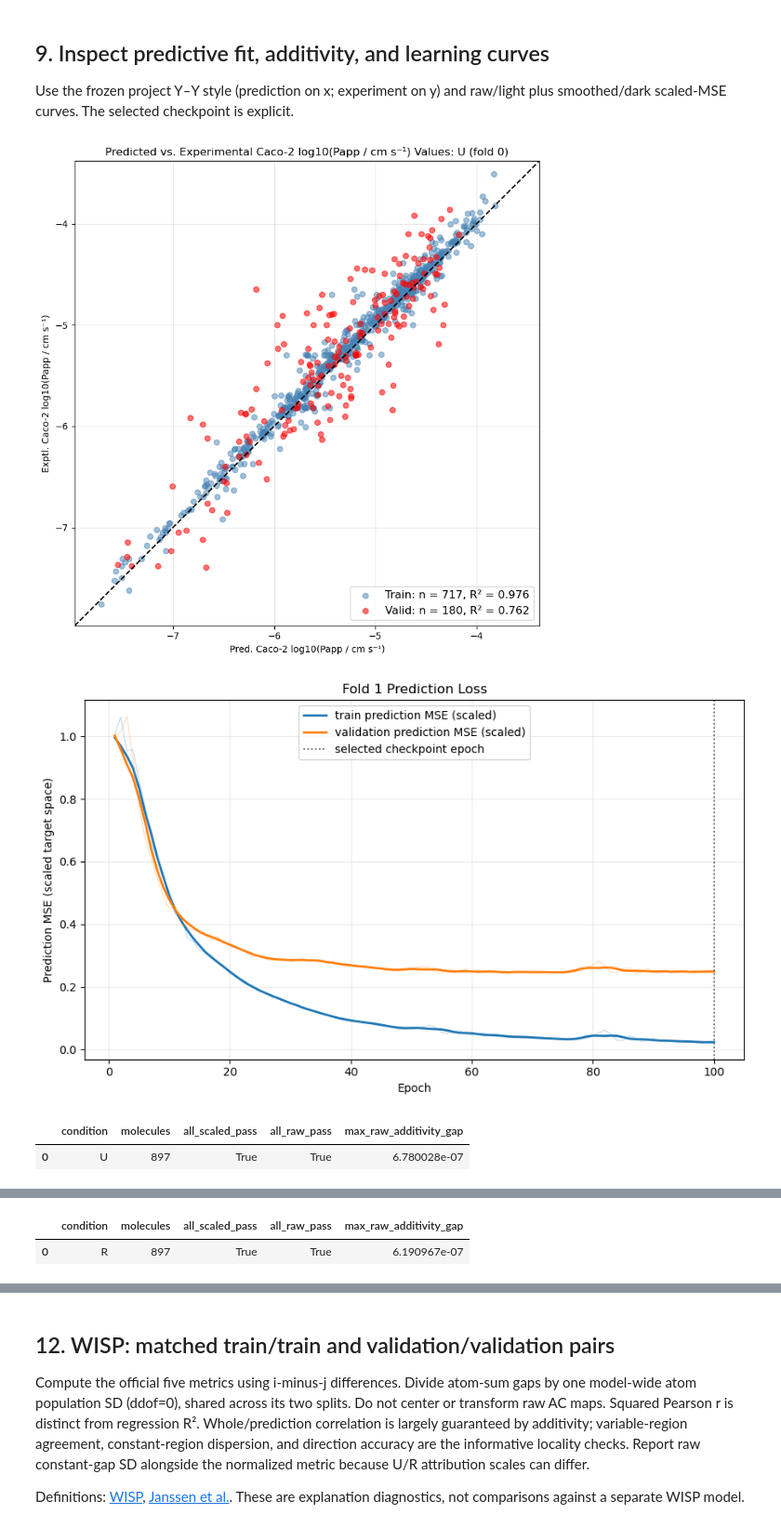
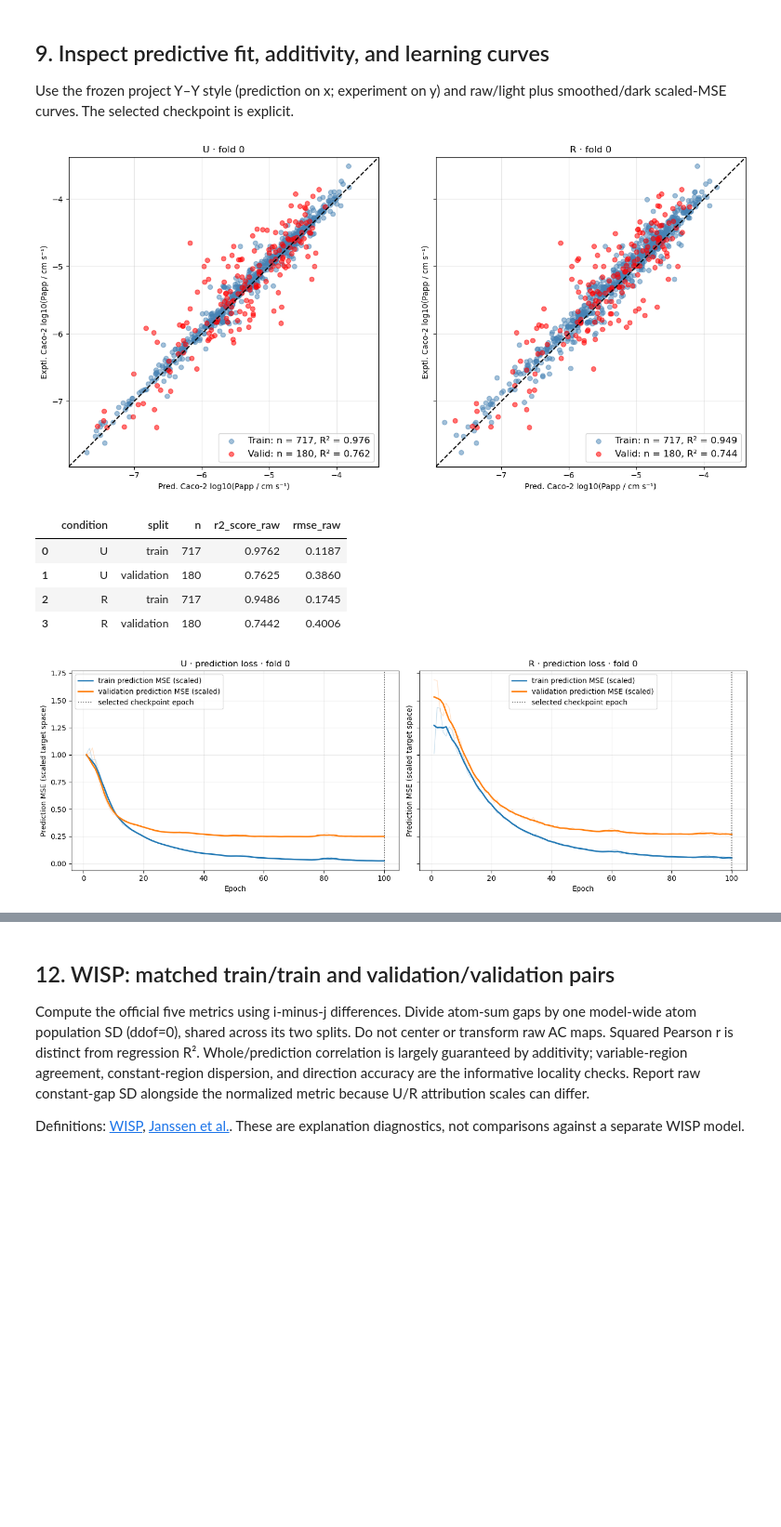
Before and after one commit to yu-tateyan-15/XAI-Chem-SPIRE, a Jupyter notebook: test_sample/output/executed_notebooks/caco2_executed.ipynb, the cells around one changed output, grey strips where cells are left out. Shown at 93% size. Saved outputs shown, nothing was run; the diff lists cells and outputs as text; code cells hidden in the pictures; blank space fills up the shorter version.

```diff
--- a/test_sample/output/executed_notebooks/caco2_executed.ipynb
+++ b/test_sample/output/executed_notebooks/caco2_executed.ipynb
@@ -21,6 +22,10 @@ RUN_MODE = "train"
 RUN_NAME = "caco2_transfer"
 CHECKPOINT_PATH = "checkpoints/chemeleon_mp.pt"
 CACHE_DIRECTORY = "test_sample/output/caco2_transfer/representations"
+# %%
+# Parameters
+RUN_MODE = "reuse"
+LOCAL_PROJECT_ROOT = "."
 # %% [markdown]
 ## 1. Runtime and public API
 # %%
@@ -285,7 +237,7 @@ for label, config in configs.items():
         raise ValueError("RUN_MODE must be train or reuse")
     completed[label] = load_completed_fold_results(config.output_dir)
     assert_completed_result_matches_config(completed[label], config)
-    display(completed[label].history.iloc[[0, -1]])
+    print({"condition": label, "epochs_saved": len(completed[label].history)})
     print({"condition": label, "trained_runtime": completed[label].provenance["runtime"]})
 # %% [output]
 Condition U
@@ -348,38 +278,45 @@ raw/light plus smoothed/dark scaled-MSE curves. The selected checkpoint is expli
 # %%
 TARGET_LABEL = "Caco-2 log10(Papp / cm s⁻¹)"
 TARGET_UNITS = "log10(Papp / cm s⁻¹)"
 from xai_chem.plotting import (
     plot_train_validation_yy, plot_prediction_loss_curves, save_publication_figure,
 )
-summary_rows = []
-additivity_passed = {}
-# U and R use identical axis limits; colours always identify train vs validation.
+# Compare U/R within each figure type; keep the established train/validation style.
 all_predictions = pd.concat([result.predictions for result in completed.values()])
 span = all_predictions[["target_raw", "prediction_raw"]].to_numpy()
 padding = 0.03 * max(float(span.max() - span.min()), 1.0)
 limits = (float(span.min() - padding), float(span.max() + padding))
-for label, result in completed.items():
-    figure, scores = plot_train_validation_yy(
-        result, run_name=label, limits=limits, target_label=TARGET_LABEL,
-    )
-    save_publication_figure(figure, run_root / "vis" / f"{label}_yy.png")
-    display(figure); plt.close(figure)
+figure, axes = plt.subplots(1, 2, figsize=(14, 6.5), sharex=True, sharey=True)
+summary_rows, additivity_passed = [], {}
+for axis, label in zip(axes, ("U", "R")):
+    result = completed[label]
+    _, scores = plot_train_validation_yy(result, run_name=label, limits=limits,
+                                         target_label=TARGET_LABEL, axis=axis)
+    axis.set_title(f"{label} · fold 0")
     summary_rows.append(scores.assign(condition=label))
-    figure = plot_prediction_loss_curves(result)
-    save_publication_figure(figure, run_root / "vis" / f"{label}_learning.png")
-    display(figure); plt.close(figure)
     audit = check_additivity(result.predictions, result.atom_contributions)
     additivity_passed[label] = bool(audit["scaled_pass"].all() and audit["raw_pass"].all())
     if not additivity_passed[label]:
         raise ValueError(f"Additivity failed for {label}")
-    display(pd.DataFrame([{"condition": label, "molecules": len(audit),
-        "all_scaled_pass": bool(audit["scaled_pass"].all()), "all_raw_pass": bool(audit["raw_pass"].all()),
-        "max_raw_additivity_gap": float(audit["additivity_residual_raw_recomputed"].abs().max())}]))
+save_publication_figure(figure, run_root / "vis" / "UR_yy.png")
+display(figure); plt.close(figure)
 summary = pd.concat(summary_rows, ignore_index=True)
-display(summary)
+display(summary[["condition", "split", "n", "r2_score_raw", "rmse_raw"]].round(4))
 summary.to_csv(run_root / "prediction_metrics.csv", index=False)
+
+figure, axes = plt.subplots(1, 2, figsize=(14, 4.8), sharex=True, sharey=True)
+for axis, label in zip(axes, ("U", "R")):
+    plot_prediction_loss_curves(completed[label], axis=axis)
+    axis.set_title(f"{label} · prediction loss · fold 0")
+figure.tight_layout()
+save_publication_figure(figure, run_root / "vis" / "UR_learning.png")
+display(figure); plt.close(figure)
+print({"additivity_passed": additivity_passed})
 # %% [output]
-[figure, old version]
+[figure, new version]
+|  | condition | split | n | r2_score_raw | rmse_raw |
+| 0 | U | train | 717 | 0.9762 | 0.1187 |
+| 1 | U | validation | 180 | 0.7625 | 0.3860 |
+| 2 | R | train | 717 | 0.9486 | 0.1745 |
+| 3 | R | validation | 180 | 0.7442 | 0.4006 |
-[figure, old version]
+[figure, new version]
-|  | condition | molecules | all_scaled_pass | all_raw_pass | max_raw_additivity_gap |
-| 0 | U | 897 | True | True | 6.780028e-07 |
@@ -388,2 +322,0 @@ summary.to_csv(run_root / "prediction_metrics.csv", index=False)
-|  | condition | molecules | all_scaled_pass | all_raw_pass | max_raw_additivity_gap |
-| 0 | R | 897 | True | True | 6.190967e-07 |
```
Also changed, not shown: parts of 21 cells of this notebook, 10 other files.
